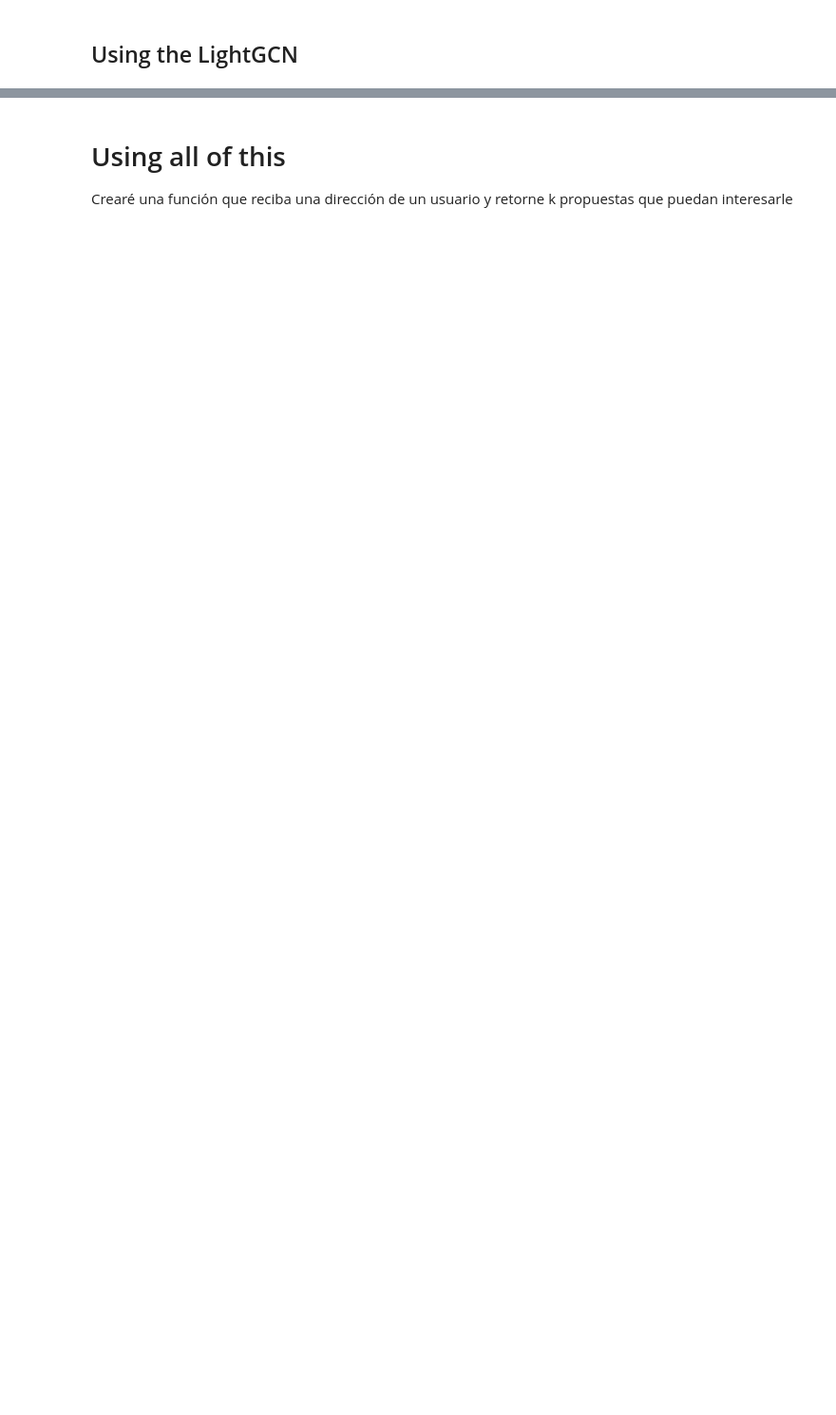
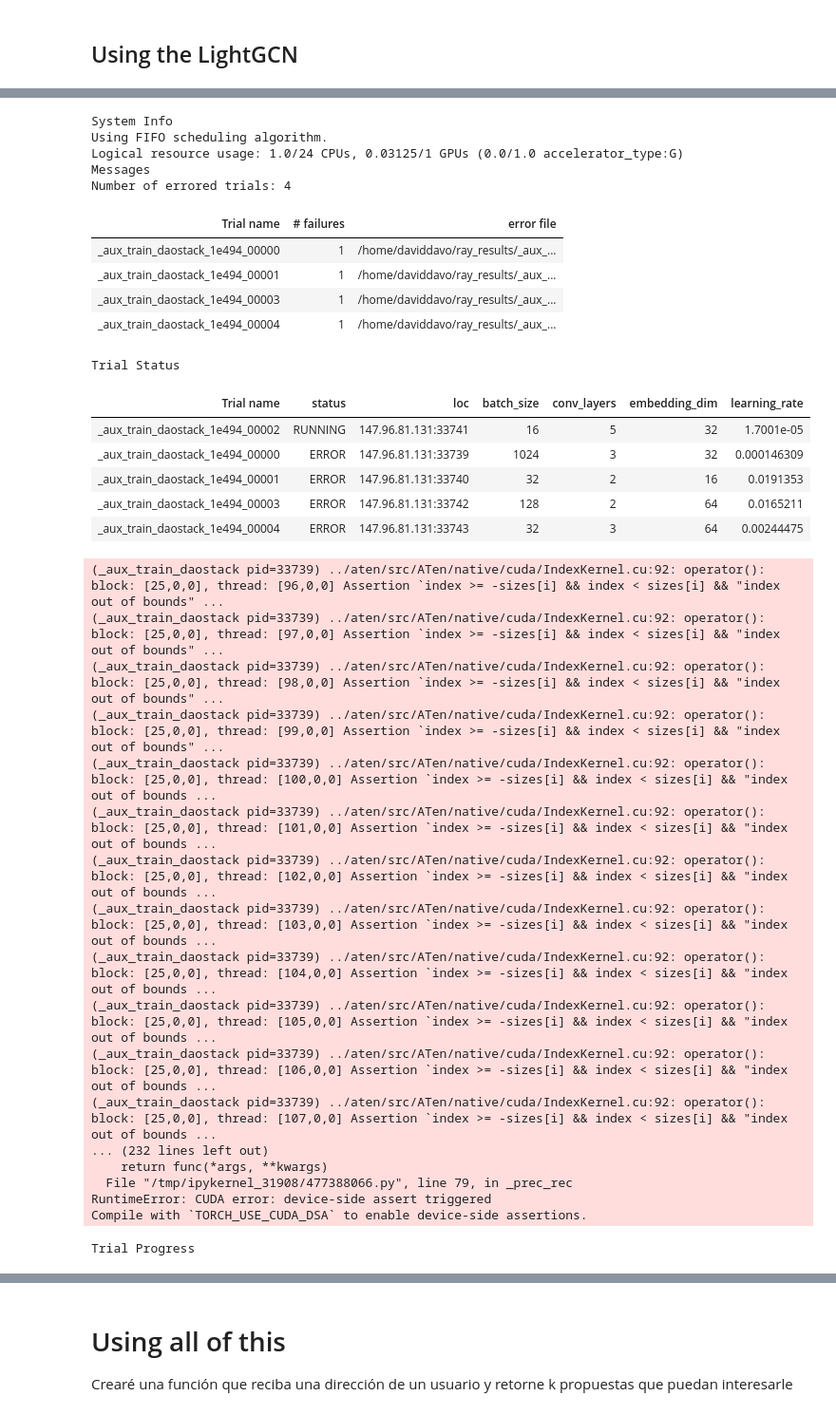
Before and after one commit to daviddavo/upm-tfm-notebooks, a Jupyter notebook: 02_mvp_tuning.ipynb, the cells around one changed output, grey strips where cells are left out. Shown at 95% size. Cells and saved outputs as stored; diff of their text form; code cells hidden in the pictures; blank space fills up the shorter version.

```diff
--- a/02_mvp_tuning.ipynb
+++ b/02_mvp_tuning.ipynb
@@ -63,7 +68,7 @@ CONV_LAYERS = 3
 # Reading data
 # %%
 import torch
-from torch_geometric.data import InMemoryDataset, HeteroData
+from torch_geometric.data import InMemoryDataset, HeteroData, Data
 
 class Daostack(InMemoryDataset):
     """ Creates a heterogeneus graph with two kinds of nodes: voters and proposals """
@@ -134,7 +139,7 @@ def print_graph_stats(g: HeteroData):
     print(f'Edges:   {g.num_edges:12}')
     print(f'Density: {density*100:12.4f}%')
 
-data = Daostack(DW, min_vpu=DATASET_MIN_VOTES, allowed_daos=DATASET_DAO_NAMES)[0]
+data = Daostack(DW, min_vpu=datasetConfig.min_votes_per_user, allowed_daos=datasetConfig.allowed_dao_names)[0]
 print_graph_stats(data)
 data
 # %% [output]
@@ -163,9 +254,0 @@ Using cuda device
-# %%
-from torch_geometric.nn import LightGCN
-
-model = LightGCN(
-    num_nodes=data.num_nodes,
-    embedding_dim=32,
-    num_layers=3,
-).to(device)
-optimizer = torch.optim.Adam(model.parameters(), lr=0.001)
@@ -579,0 +398,22 @@ NameError: name 'train_df' is not defined
+# %%
+def _aux_train_daostack(config):
+    return train_daostack(tr.to(device), val.to(device), ts.to(device), config, disable_tqdm=True)
+
+# Every run takes approx half a gig of vram (no optimizations)
+# The RTX 4090 has 24GB so we can run the model about 48 times
+exp = tune.run(
+    _aux_train_daostack,
+    resources_per_trial={
+        'cpu': 1,
+        'gpu': 1/32,
+    },
+    num_samples=5,
+    config=ModelConfig(
+        max_epochs=10,
+        embedding_dim=tune.choice([16,32,64,128]),
+        conv_layers=tune.choice([2,3,4,5]),
+        learning_rate=tune.loguniform(1e-5, 1e-1),
+        batch_size=tune.choice([16,32,64,128,256,512,1024]),
+    )._asdict(),
+)
+# %% [output]
@@ -579,0 +425,35 @@ NameError: name 'train_df' is not defined
+System Info
+Using FIFO scheduling algorithm.
+Logical resource usage: 1.0/24 CPUs, 0.03125/1 GPUs (0.0/1.0 accelerator_type:G)
+Messages
+Number of errored trials: 4
+| Trial name | # failures | error file |
+| _aux_train_daostack_1e494_00000 | 1 | /home/daviddavo/ray_results/_aux_... |
+| _aux_train_daostack_1e494_00001 | 1 | /home/daviddavo/ray_results/_aux_... |
+| _aux_train_daostack_1e494_00003 | 1 | /home/daviddavo/ray_results/_aux_... |
+| _aux_train_daostack_1e494_00004 | 1 | /home/daviddavo/ray_results/_aux_... |
+Trial Status
+| Trial name | status | loc | batch_size | conv_layers | embedding_dim | learning_rate |
+| _aux_train_daostack_1e494_00002 | RUNNING | 147.96.81.131:33741 | 16 | 5 | 32 | 1.7001e-05 |
+| _aux_train_daostack_1e494_00000 | ERROR | 147.96.81.131:33739 | 1024 | 3 | 32 | 0.000146309 |
+| _aux_train_daostack_1e494_00001 | ERROR | 147.96.81.131:33740 | 32 | 2 | 16 | 0.0191353 |
+| _aux_train_daostack_1e494_00003 | ERROR | 147.96.81.131:33742 | 128 | 2 | 64 | 0.0165211 |
+| _aux_train_daostack_1e494_00004 | ERROR | 147.96.81.131:33743 | 32 | 3 | 64 | 0.00244475 |
+(_aux_train_daostack pid=33739) ../aten/src/ATen/native/cuda/IndexKernel.cu:92: operator(): block: [25,0,0], thread: [96,0,0] Assertion `index >= -sizes[i] && index < sizes[i] && "index out of bounds" ...
+(_aux_train_daostack pid=33739) ../aten/src/ATen/native/cuda/IndexKernel.cu:92: operator(): block: [25,0,0], thread: [97,0,0] Assertion `index >= -sizes[i] && index < sizes[i] && "index out of bounds" ...
+(_aux_train_daostack pid=33739) ../aten/src/ATen/native/cuda/IndexKernel.cu:92: operator(): block: [25,0,0], thread: [98,0,0] Assertion `index >= -sizes[i] && index < sizes[i] && "index out of bounds" ...
+(_aux_train_daostack pid=33739) ../aten/src/ATen/native/cuda/IndexKernel.cu:92: operator(): block: [25,0,0], thread: [99,0,0] Assertion `index >= -sizes[i] && index < sizes[i] && "index out of bounds" ...
+(_aux_train_daostack pid=33739) ../aten/src/ATen/native/cuda/IndexKernel.cu:92: operator(): block: [25,0,0], thread: [100,0,0] Assertion `index >= -sizes[i] && index < sizes[i] && "index out of bounds ...
+(_aux_train_daostack pid=33739) ../aten/src/ATen/native/cuda/IndexKernel.cu:92: operator(): block: [25,0,0], thread: [101,0,0] Assertion `index >= -sizes[i] && index < sizes[i] && "index out of bounds ...
+(_aux_train_daostack pid=33739) ../aten/src/ATen/native/cuda/IndexKernel.cu:92: operator(): block: [25,0,0], thread: [102,0,0] Assertion `index >= -sizes[i] && index < sizes[i] && "index out of bounds ...
+(_aux_train_daostack pid=33739) ../aten/src/ATen/native/cuda/IndexKernel.cu:92: operator(): block: [25,0,0], thread: [103,0,0] Assertion `index >= -sizes[i] && index < sizes[i] && "index out of bounds ...
+(_aux_train_daostack pid=33739) ../aten/src/ATen/native/cuda/IndexKernel.cu:92: operator(): block: [25,0,0], thread: [104,0,0] Assertion `index >= -sizes[i] && index < sizes[i] && "index out of bounds ...
+(_aux_train_daostack pid=33739) ../aten/src/ATen/native/cuda/IndexKernel.cu:92: operator(): block: [25,0,0], thread: [105,0,0] Assertion `index >= -sizes[i] && index < sizes[i] && "index out of bounds ...
+(_aux_train_daostack pid=33739) ../aten/src/ATen/native/cuda/IndexKernel.cu:92: operator(): block: [25,0,0], thread: [106,0,0] Assertion `index >= -sizes[i] && index < sizes[i] && "index out of bounds ...
+(_aux_train_daostack pid=33739) ../aten/src/ATen/native/cuda/IndexKernel.cu:92: operator(): block: [25,0,0], thread: [107,0,0] Assertion `index >= -sizes[i] && index < sizes[i] && "index out of bounds ...
+... (232 lines left out)
+    return func(*args, **kwargs)
+  File "/tmp/ipykernel_31908/477388066.py", line 79, in _prec_rec
+RuntimeError: CUDA error: device-side assert triggered
+Compile with `TORCH_USE_CUDA_DSA` to enable device-side assertions.
+Trial Progress
```
Also changed, not shown: parts of 17 cells of this notebook, 1 other file.
